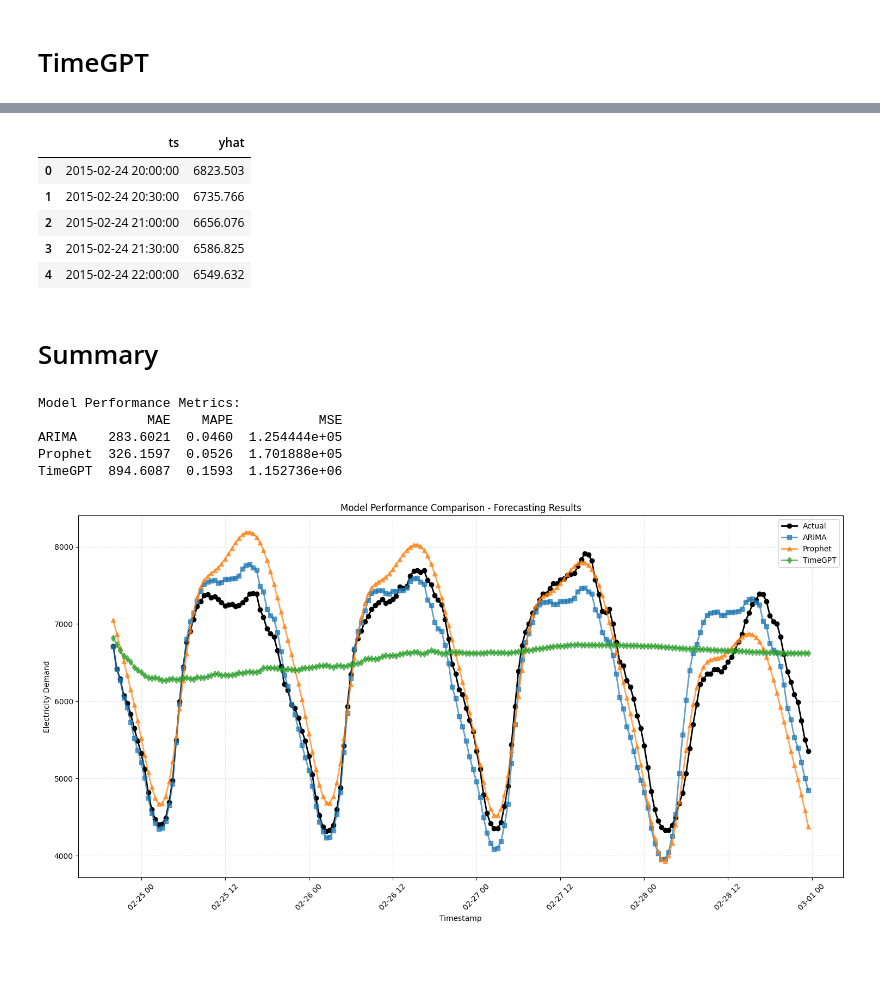
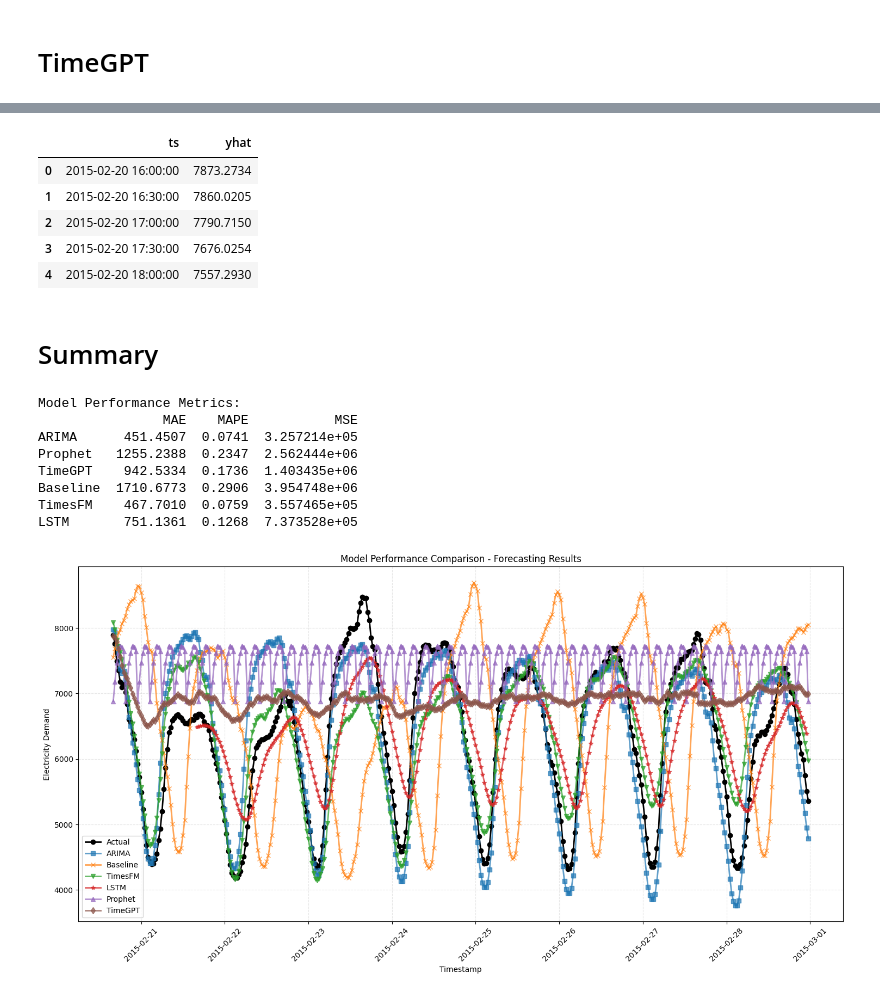
Before and after one commit to florivz/TSF-SS25-TimeGPT, a Jupyter notebook: skripts/forecasting/australian_electricity_model.ipynb, the cells around one changed output, grey strips where cells are left out. Drawn from its saved outputs; the diff is of its cells as text; code cells hidden in the pictures; blank space fills up the shorter version.

```diff
--- a/skripts/forecasting/australian_electricity_model.ipynb
+++ b/skripts/forecasting/australian_electricity_model.ipynb
@@ -45,7 +45,7 @@ plt.show()
 [figure]
 # %%
 # shortening the dataset
-df_recent = df.tail(10000).copy()
+df_recent = df.tail(2000).copy()
 train_ratio = 0.8
 split_idx   = int(len(df_recent) * train_ratio)
 
@@ -105,7 +105,7 @@ plt.show()
 # %% [markdown]
 # ARIMA
 # %%
-arima_result = model.auto_arima()
+arima_result = model.auto_arima(m=48)
 # %% [output]
 Starting ARIMA Training...
 
@@ -176,7 +161,6 @@ plt.show()
 # Prophet
 # %%
 # Forecast
-model = Model(df_recent)
 prophet_result = model.prophet()
 prophet_result.head()
 # %% [output]
@@ -246,11 +235,11 @@ Nixtla Prediction Time:  1.0465068817138672
 nixtla_result.head()
 # %% [output]
 |  | ts | yhat |
-| 0 | 2015-02-24 20:00:00 | 6823.503 |
-| 1 | 2015-02-24 20:30:00 | 6735.766 |
-| 2 | 2015-02-24 21:00:00 | 6656.076 |
-| 3 | 2015-02-24 21:30:00 | 6586.825 |
-| 4 | 2015-02-24 22:00:00 | 6549.632 |
+| 0 | 2015-02-20 16:00:00 | 7873.2734 |
+| 1 | 2015-02-20 16:30:00 | 7860.0205 |
+| 2 | 2015-02-20 17:00:00 | 7790.7150 |
+| 3 | 2015-02-20 17:30:00 | 7676.0254 |
+| 4 | 2015-02-20 18:00:00 | 7557.2930 |
 # %% [markdown]
 # Summary
 # %%
@@ -276,38 +265,69 @@ nixtla_mse = mean_squared_error(df_test['y'], nixtla_result['yhat'])
 models_metrics['TimeGPT'] = {'MAE': nixtla_mae, 'MAPE': nixtla_mape, 'MSE': nixtla_mse}
 
 # Display results
+# Baseline metrics
+baseline_mae = mean_absolute_error(df_test['y'], baseline['yhat'])
+baseline_mape = mean_absolute_percentage_error(df_test['y'], baseline['yhat'])
+baseline_mse = mean_squared_error(df_test['y'], baseline['yhat'])
+models_metrics['Baseline'] = {'MAE': baseline_mae, 'MAPE': baseline_mape, 'MSE': baseline_mse}
+
+# TimesFM metrics
+timesfm_mae = mean_absolute_error(df_test['y'], timefm['yhat'])
+timesfm_mape = mean_absolute_percentage_error(df_test['y'], timefm['yhat'])
+timesfm_mse = mean_squared_error(df_test['y'], timefm['yhat'])
+models_metrics['TimesFM'] = {'MAE': timesfm_mae, 'MAPE': timesfm_mape, 'MSE': timesfm_mse}
+
+# LSTM metrics
+common_len = min(len(df_test), len(lstm_model['yhat']))
+lstm_mae = mean_absolute_error(df_test['y'].iloc[-common_len:], lstm_model['yhat'].iloc[-common_len:])
+lstm_mape = mean_absolute_percentage_error(df_test['y'].iloc[-common_len:], lstm_model['yhat'].iloc[-common_len:])
+lstm_mse = mean_squared_error(df_test['y'].iloc[-common_len:], lstm_model['yhat'].iloc[-common_len:])
+models_metrics['LSTM'] = {'MAE': lstm_mae, 'MAPE': lstm_mape, 'MSE': lstm_mse}
+
 metrics_df = pd.DataFrame(models_metrics).T
 print("Model Performance Metrics:")
 print(metrics_df.round(4))
 # %% [output]
 Model Performance Metrics:
-              MAE    MAPE           MSE
-ARIMA    283.6021  0.0460  1.254444e+05
-Prophet  326.1597  0.0526  1.701888e+05
-TimeGPT  894.6087  0.1593  1.152736e+06
+                MAE    MAPE           MSE
+ARIMA      451.4507  0.0741  3.257214e+05
+Prophet   1255.2388  0.2347  2.562444e+06
+TimeGPT    942.5334  0.1736  1.403435e+06
+Baseline  1710.6773  0.2906  3.954748e+06
+TimesFM    467.7010  0.0759  3.557465e+05
+LSTM       751.1361  0.1268  7.373528e+05
 # %%
 plt.figure(figsize=(15, 8))
 
 # Plot actual values
 plt.plot(df_test['ts'], df_test['y'], label='Actual', marker='o', linewidth=2, color='black')
 
 # Plot ARIMA predictions (filter out NaN values)
 arima_valid = arima_result.dropna()
 plt.plot(arima_valid['ts'], arima_valid['yhat'], label='ARIMA', marker='s', linewidth=2, alpha=0.7)
+
+# Plot Baseline predictions
+plt.plot(baseline['ts'], baseline['yhat'], label='Baseline', marker='x', linewidth=2, alpha=0.7)
+
+# Plot TimesFM predictions
+plt.plot(timefm['ts'], timefm['yhat'], label='TimesFM', marker='v', linewidth=2, alpha=0.7)
+
+# Plot LSTM predictions
+plt.plot(lstm_model['ts'], lstm_model['yhat'], label='LSTM', marker='*', linewidth=2, alpha=0.7)
 
 # Plot Prophet predictions
 plt.plot(prophet_result['ts'], prophet_result['yhat'], label='Prophet', marker='^', linewidth=2, alpha=0.7)
 
 # Plot TimeGPT predictions
 plt.plot(nixtla_result['ts'], nixtla_result['yhat'], label='TimeGPT', marker='d', linewidth=2, alpha=0.7)
 
 plt.xlabel('Timestamp')
 plt.ylabel('Electricity Demand')
 plt.title('Model Performance Comparison - Forecasting Results')
 plt.legend()
 plt.grid(True, linestyle='--', alpha=0.3)
 plt.xticks(rotation=45)
 plt.tight_layout()
 plt.show()
 # %% [output]
-[figure, old version]
+[figure, new version]
```
Also changed, not shown: parts of 12 cells of this notebook, 2 other files.
